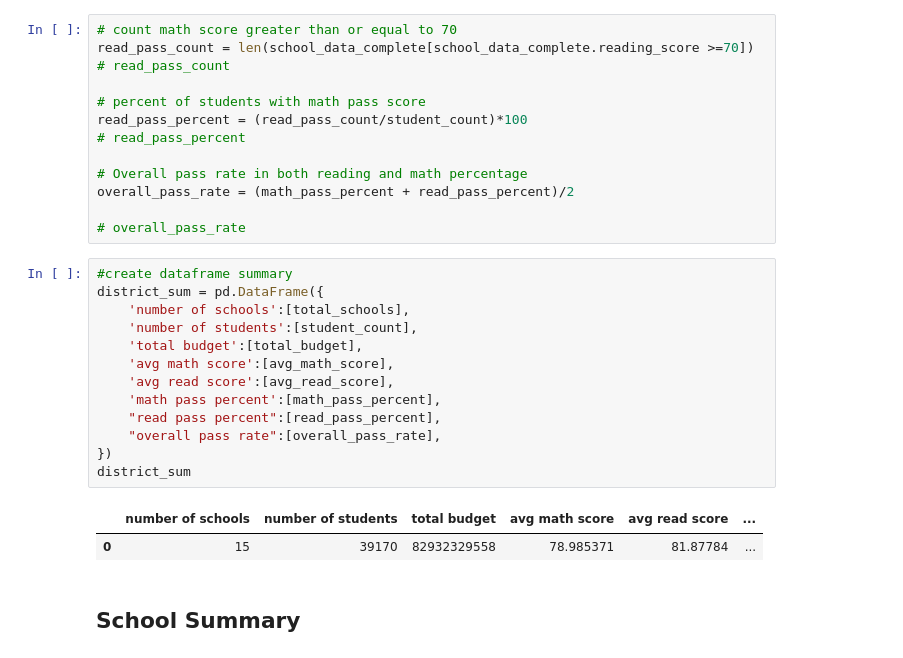
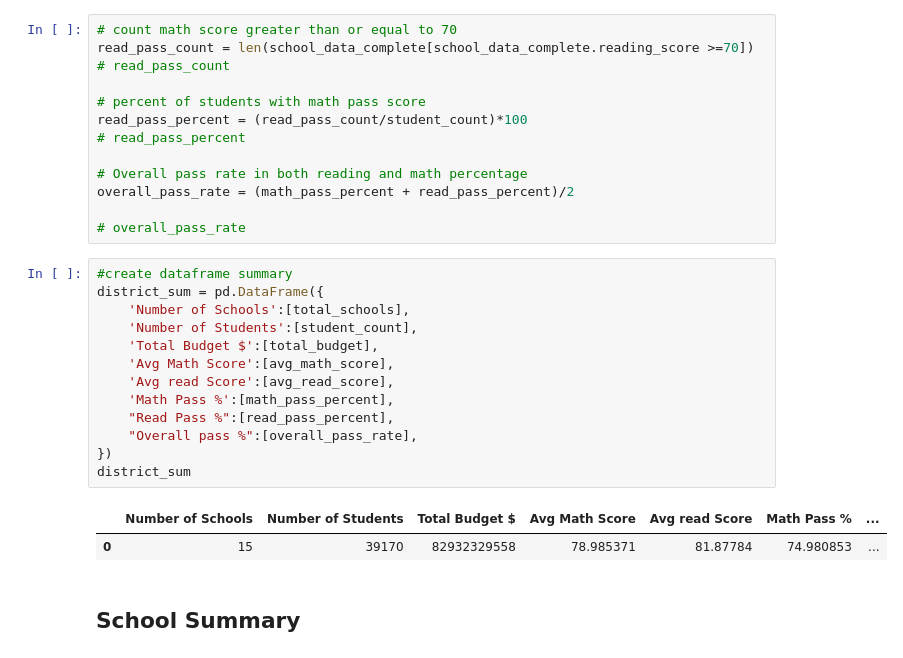
Before and after one commit to Kevin-McConchie/pandas, a Jupyter notebook: PyCitySchools/PyCitySchools_starter.ipynb, the cells around one changed output. Saved outputs shown, nothing was run; the diff lists cells and outputs as text.

```diff
--- a/PyCitySchools/PyCitySchools_starter.ipynb
+++ b/PyCitySchools/PyCitySchools_starter.ipynb
@@ -92,19 +92,19 @@ overall_pass_rate = (math_pass_percent + read_pass_percent)/2
 # %%
 #create dataframe summary
 district_sum = pd.DataFrame({
-    'number of schools':[total_schools],
-    'number of students':[student_count],
-    'total budget':[total_budget],
-    'avg math score':[avg_math_score],
-    'avg read score':[avg_read_score],
-    'math pass percent':[math_pass_percent],
-    "read pass percent":[read_pass_percent],
-    "overall pass rate":[overall_pass_rate],
+    'Number of Schools':[total_schools],
+    'Number of Students':[student_count],
+    'Total Budget $':[total_budget],
+    'Avg Math Score':[avg_math_score],
+    'Avg read Score':[avg_read_score],
+    'Math Pass %':[math_pass_percent],
+    "Read Pass %":[read_pass_percent],
+    "Overall pass %":[overall_pass_rate],
 })
 district_sum
 # %% [output]
-|  | number of schools | number of students | total budget | avg math score | avg read score | ... |
-| 0 | 15 | 39170 | 82932329558 | 78.985371 | 81.87784 | ... |
+|  | Number of Schools | Number of Students | Total Budget $ | Avg Math Score | Avg read Score | Math Pass % | ... |
+| 0 | 15 | 39170 | 82932329558 | 78.985371 | 81.87784 | 74.980853 | ... |
 # %% [markdown]
 ## School Summary
 # %% [markdown]
```
Also changed, not shown: parts of 9 cells of this notebook.
